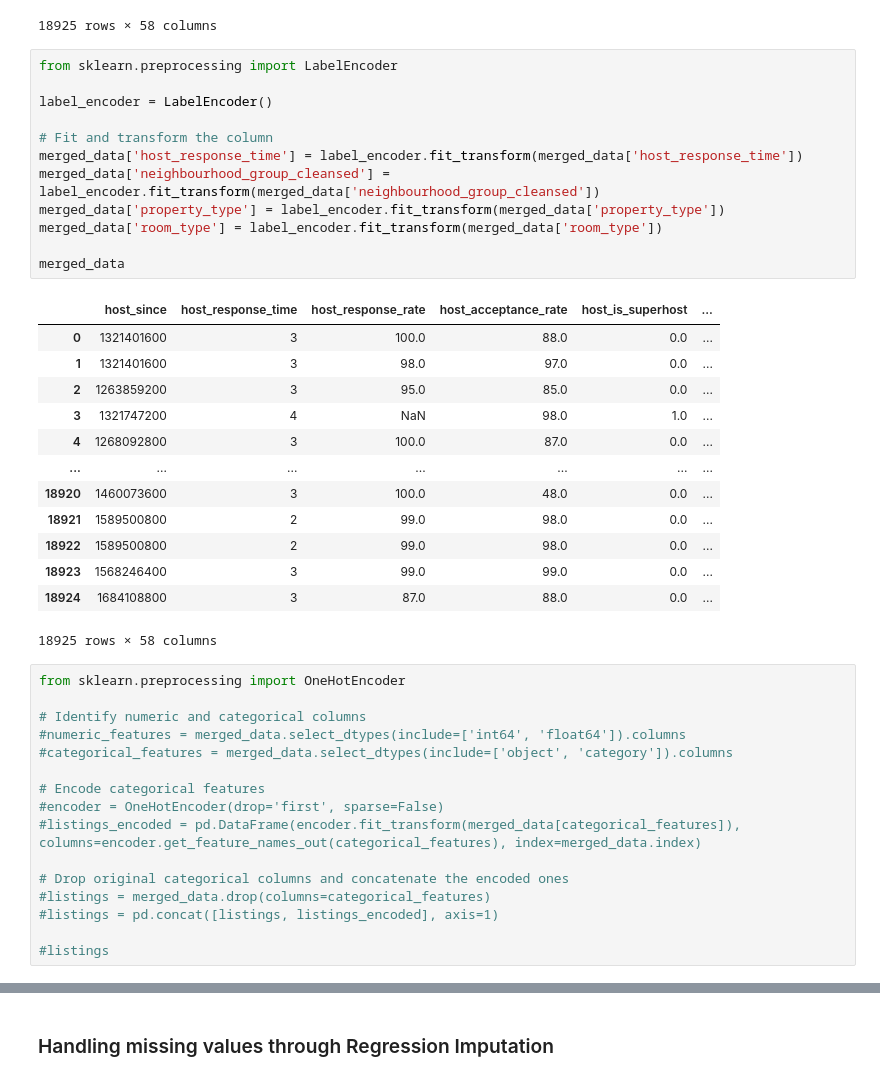
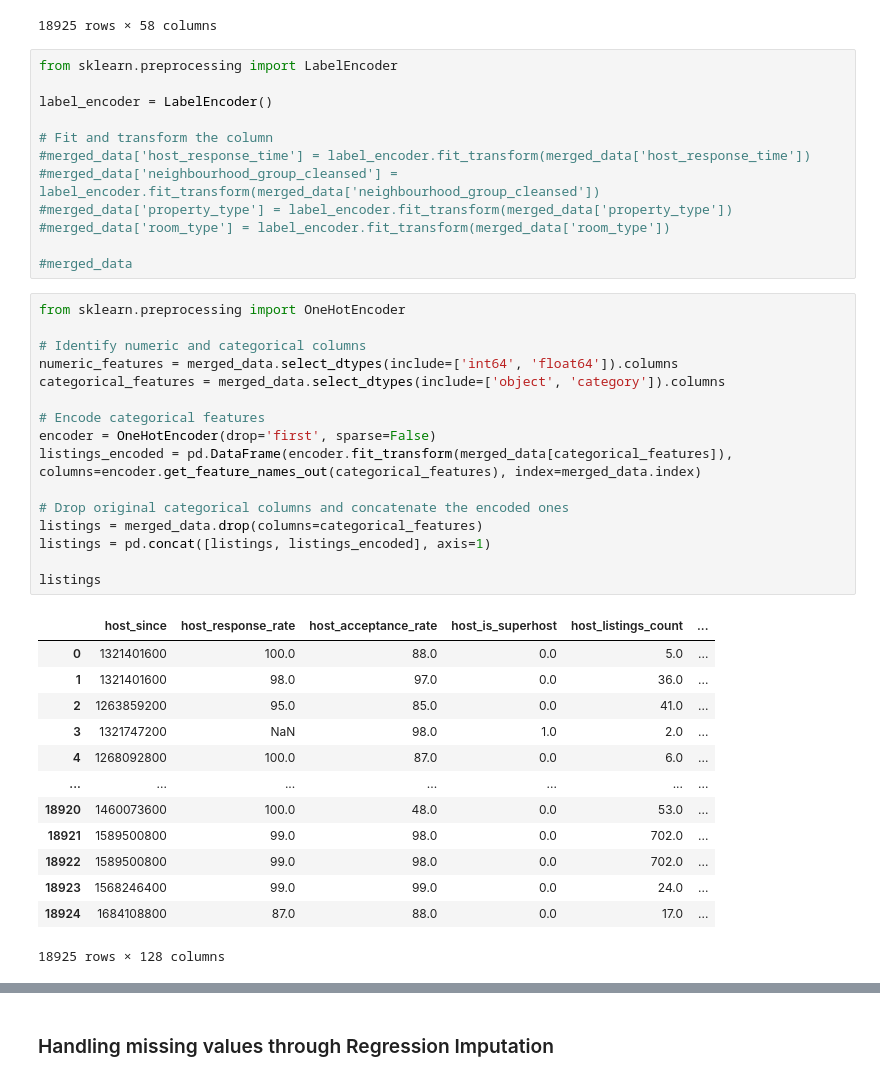
Before and after one commit to christianp12/Data-Driven-Exploration-of-Airbnb-Listings-Price, a Jupyter notebook: listings preprocessing.ipynb, the cells around one changed output, grey strips where cells are left out. Cells and saved outputs as stored; diff of their text form.

```diff
--- a/listings preprocessing.ipynb
+++ b/listings preprocessing.ipynb
@@ -164,42 +164,42 @@ from sklearn.preprocessing import LabelEncoder
 label_encoder = LabelEncoder()
 
 # Fit and transform the column
-merged_data['host_response_time'] = label_encoder.fit_transform(merged_data['host_response_time'])
-merged_data['neighbourhood_group_cleansed'] = label_encoder.fit_transform(merged_data['neighbourhood_group_cleansed'])
-merged_data['property_type'] = label_encoder.fit_transform(merged_data['property_type'])
-merged_data['room_type'] = label_encoder.fit_transform(merged_data['room_type'])
+#merged_data['host_response_time'] = label_encoder.fit_transform(merged_data['host_response_time'])
+#merged_data['neighbourhood_group_cleansed'] = label_encoder.fit_transform(merged_data['neighbourhood_group_cleansed'])
+#merged_data['property_type'] = label_encoder.fit_transform(merged_data['property_type'])
+#merged_data['room_type'] = label_encoder.fit_transform(merged_data['room_type'])
 
-merged_data
+#merged_data
-# %% [output]
-|  | host_since | host_response_time | host_response_rate | host_acceptance_rate | host_is_superhost | ... |
-| 0 | 1321401600 | 3 | 100.0 | 88.0 | 0.0 | ... |
-| 1 | 1321401600 | 3 | 98.0 | 97.0 | 0.0 | ... |
-| 2 | 1263859200 | 3 | 95.0 | 85.0 | 0.0 | ... |
-| 3 | 1321747200 | 4 | NaN | 98.0 | 1.0 | ... |
-| 4 | 1268092800 | 3 | 100.0 | 87.0 | 0.0 | ... |
-| ... | ... | ... | ... | ... | ... | ... |
-| 18920 | 1460073600 | 3 | 100.0 | 48.0 | 0.0 | ... |
-| 18921 | 1589500800 | 2 | 99.0 | 98.0 | 0.0 | ... |
-| 18922 | 1589500800 | 2 | 99.0 | 98.0 | 0.0 | ... |
-| 18923 | 1568246400 | 3 | 99.0 | 99.0 | 0.0 | ... |
-| 18924 | 1684108800 | 3 | 87.0 | 88.0 | 0.0 | ... |
-18925 rows × 58 columns
 # %%
 from sklearn.preprocessing import OneHotEncoder
 
 # Identify numeric and categorical columns
-#numeric_features = merged_data.select_dtypes(include=['int64', 'float64']).columns
-#categorical_features = merged_data.select_dtypes(include=['object', 'category']).columns
+numeric_features = merged_data.select_dtypes(include=['int64', 'float64']).columns
+categorical_features = merged_data.select_dtypes(include=['object', 'category']).columns
 
 # Encode categorical features
-#encoder = OneHotEncoder(drop='first', sparse=False)
-#listings_encoded = pd.DataFrame(encoder.fit_transform(merged_data[categorical_features]), columns=encoder.get_feature_names_out(categorical_features), index=merged_data.index)
+encoder = OneHotEncoder(drop='first', sparse=False)
+listings_encoded = pd.DataFrame(encoder.fit_transform(merged_data[categorical_features]), columns=encoder.get_feature_names_out(categorical_features), index=merged_data.index)
 
 # Drop original categorical columns and concatenate the encoded ones
-#listings = merged_data.drop(columns=categorical_features)
-#listings = pd.concat([listings, listings_encoded], axis=1)
+listings = merged_data.drop(columns=categorical_features)
+listings = pd.concat([listings, listings_encoded], axis=1)
 
-#listings
+listings
+# %% [output]
+|  | host_since | host_response_rate | host_acceptance_rate | host_is_superhost | host_listings_count | ... |
+| 0 | 1321401600 | 100.0 | 88.0 | 0.0 | 5.0 | ... |
+| 1 | 1321401600 | 98.0 | 97.0 | 0.0 | 36.0 | ... |
+| 2 | 1263859200 | 95.0 | 85.0 | 0.0 | 41.0 | ... |
+| 3 | 1321747200 | NaN | 98.0 | 1.0 | 2.0 | ... |
+| 4 | 1268092800 | 100.0 | 87.0 | 0.0 | 6.0 | ... |
+| ... | ... | ... | ... | ... | ... | ... |
+| 18920 | 1460073600 | 100.0 | 48.0 | 0.0 | 53.0 | ... |
+| 18921 | 1589500800 | 99.0 | 98.0 | 0.0 | 702.0 | ... |
+| 18922 | 1589500800 | 99.0 | 98.0 | 0.0 | 702.0 | ... |
+| 18923 | 1568246400 | 99.0 | 99.0 | 0.0 | 24.0 | ... |
+| 18924 | 1684108800 | 87.0 | 88.0 | 0.0 | 17.0 | ... |
+18925 rows × 128 columns
 # %%
 from sklearn.preprocessing import StandardScaler
 
```
Also changed, not shown: parts of 3 cells of this notebook, 3 other files.
